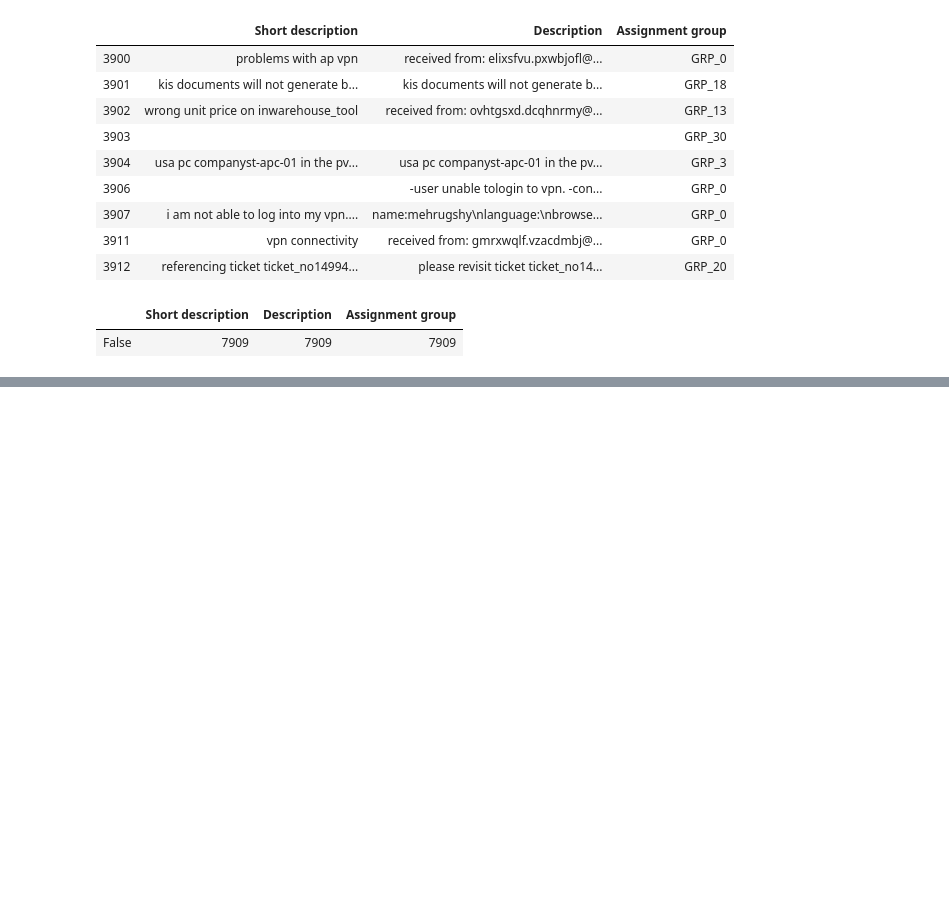
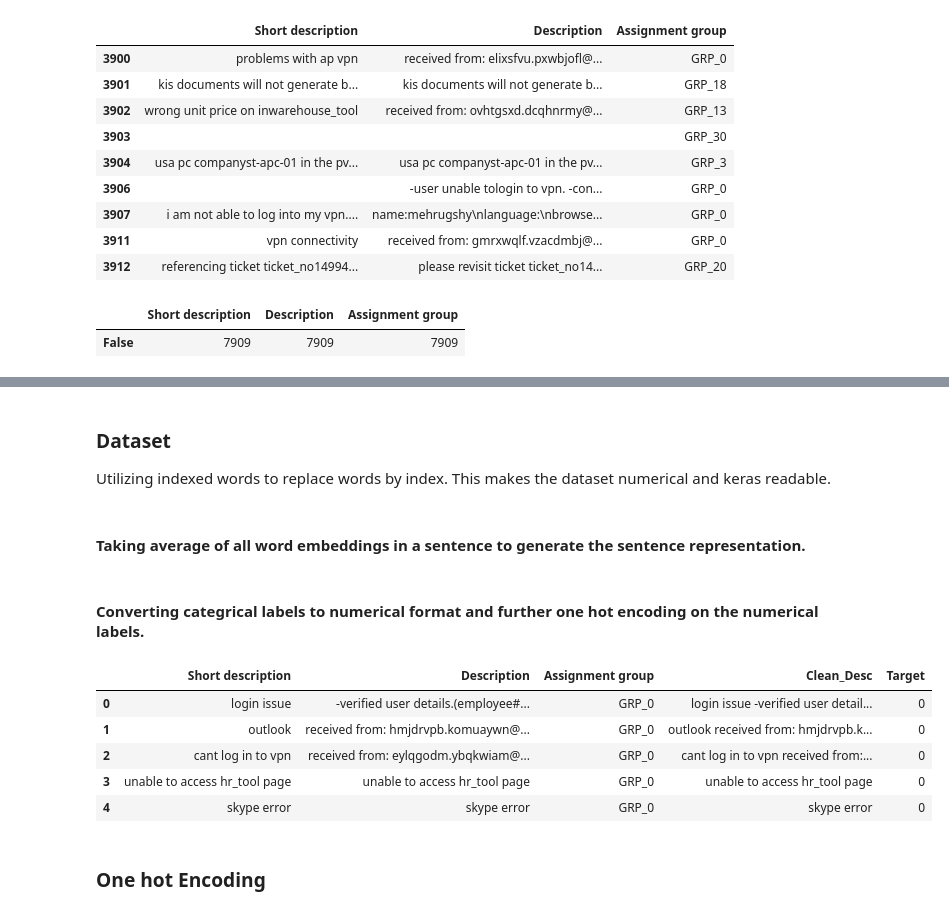
Before and after one commit to mkmanianv/automaticTicketAssignment, a Jupyter notebook: NLP_Automatic_Ticket_Assignment_Capstone_Project_Rony.ipynb, the cells around one changed output, grey strips where cells are left out. Saved outputs shown, nothing was run; the diff lists cells and outputs as text; code cells hidden in the pictures; blank space fills up the shorter version.

```diff
--- a/NLP_Automatic_Ticket_Assignment_Capstone_Project_Rony.ipynb
+++ b/NLP_Automatic_Ticket_Assignment_Capstone_Project_Rony.ipynb
@@ -314,0 +387,3 @@ df.to_excel("input_data_clean_2.xlsx",
+# %% [markdown]
+### Dataset
+Utilizing indexed words to replace words by index. This makes the dataset numerical and keras readable.
@@ -314,0 +399,2 @@ df.to_excel("input_data_clean_2.xlsx",
+# %% [markdown]
+#### Taking average of all word embeddings in a sentence to generate the sentence representation.
@@ -314,0 +413,17 @@ df.to_excel("input_data_clean_2.xlsx",
+# %% [markdown]
+#### Converting categrical labels to numerical format and further one hot encoding on the numerical labels.
+# %%
+from sklearn import preprocessing
+le = preprocessing.LabelEncoder()
+le.fit(df['Assignment group'])
+df['Target'] = le.transform(df['Assignment group'])
+df.head()
+# %% [output]
+|  | Short description | Description | Assignment group | Clean_Desc | Target |
+| 0 | login issue | -verified user details.(employee#... | GRP_0 | login issue -verified user detail... | 0 |
+| 1 | outlook | received from: hmjdrvpb.komuaywn@... | GRP_0 | outlook received from: hmjdrvpb.k... | 0 |
+| 2 | cant log in to vpn | received from: eylqgodm.ybqkwiam@... | GRP_0 | cant log in to vpn received from:... | 0 |
+| 3 | unable to access hr_tool page | unable to access hr_tool page | GRP_0 | unable to access hr_tool page | 0 |
+| 4 | skype error | skype error | GRP_0 | skype error | 0 |
+# %% [markdown]
+### One hot Encoding
```
Also changed, not shown: parts of 30 cells of this notebook.
